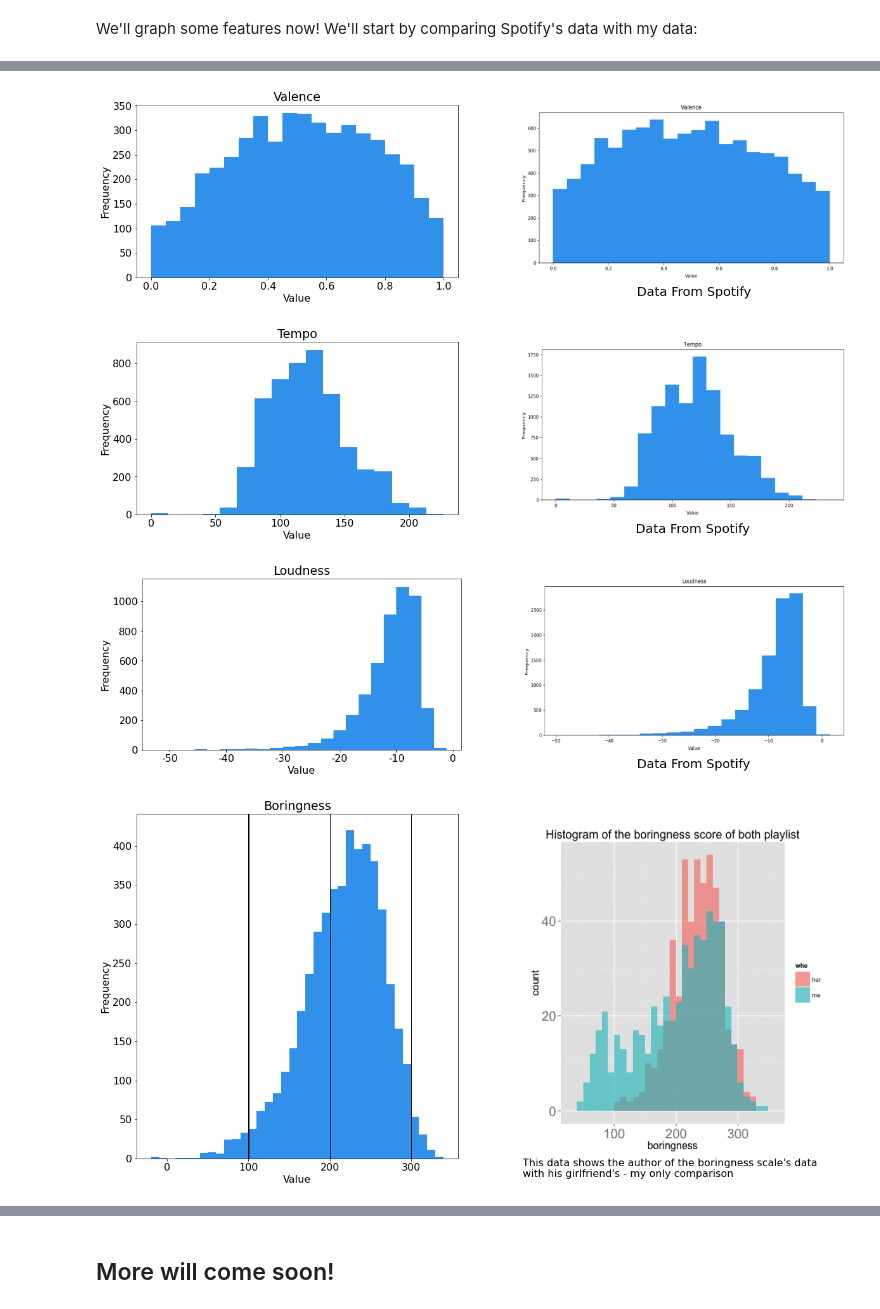
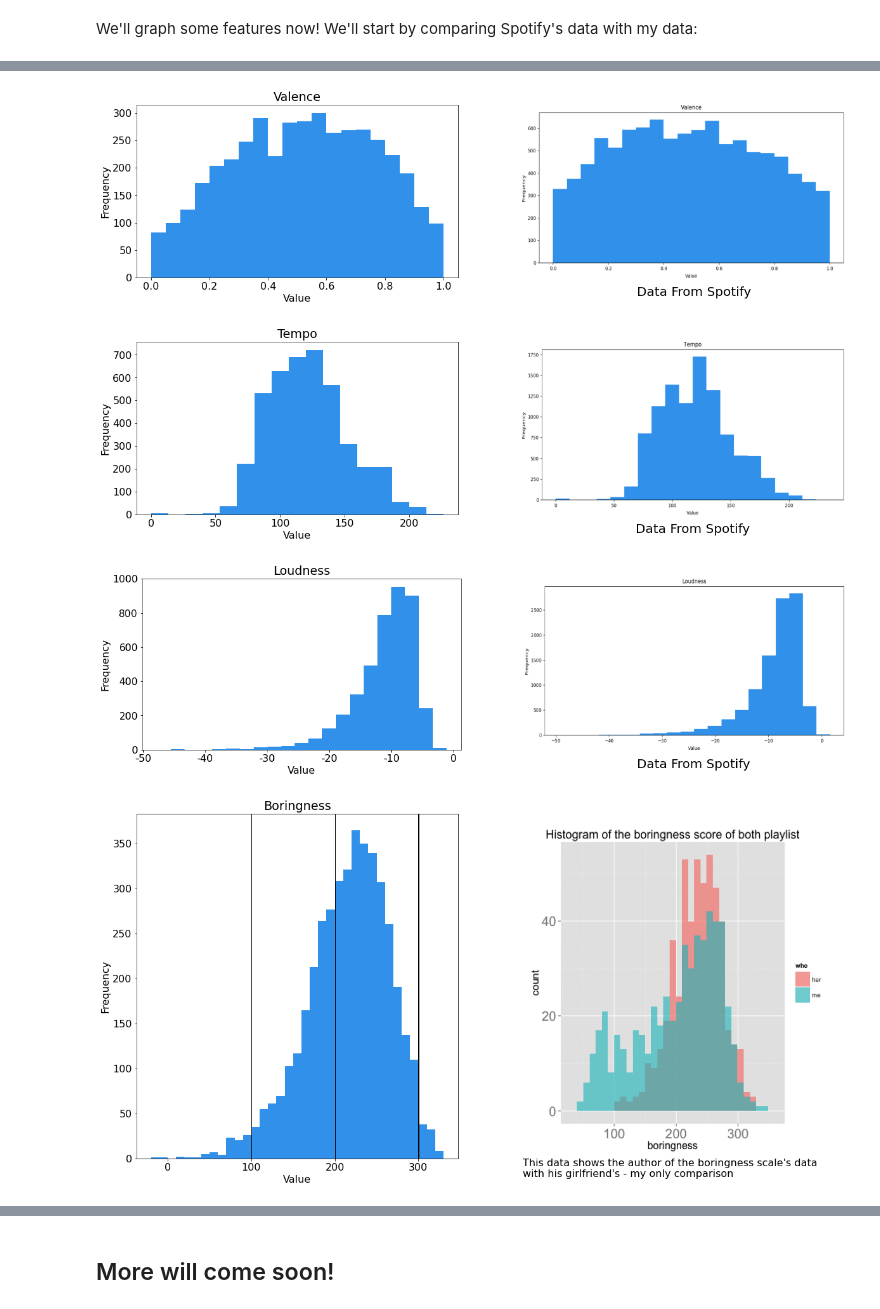
Before and after one commit to justinro-underscore/SpotifyDataAnalysis, a Jupyter notebook: SpotifyDataAnalysis.ipynb, the cells around one changed output, grey strips where cells are left out. Saved outputs shown, nothing was run; the diff lists cells and outputs as text; code cells hidden in the pictures.

```diff
--- a/SpotifyDataAnalysis.ipynb
+++ b/SpotifyDataAnalysis.ipynb
@@ -155,8 +181,8 @@ ms_to_minutes = 1000 * 60
 ms_to_hours = ms_to_minutes * 60
 months = ["January", "February", "March", "April", "May", "June", "July", "August", "September", "October", "November", "December"]
 # %%
-enhanced_tracks_data_df["month"] = enhanced_tracks_data_df["date"].apply(lambda date: int(date[5:7]))
-enhanced_tracks_data_df["day"] = enhanced_tracks_data_df["date"].apply(lambda date: int(date[8:10]))
-month_range = [enhanced_tracks_data_df["month"].min(), enhanced_tracks_data_df["month"].max()]
+complete_streaming_history_df["month"] = complete_streaming_history_df["date"].apply(lambda date: int(date[5:7]))
+complete_streaming_history_df["day"] = complete_streaming_history_df["date"].apply(lambda date: int(date[8:10]))
+month_range = [complete_streaming_history_df["month"].min(), complete_streaming_history_df["month"].max()]
 month_range
 # %% [output]
@@ -193,7 +219,7 @@ def show_minutes_spent_listening_to_music_by_month(data):
     plt.margins(0.025, 0.1)
 
 ms_to_minutes = 1000 * 60
-data = enhanced_tracks_data_df[["month", "ms_played"]].groupby(["month"]).sum().apply(lambda x: x / ms_to_hours).reset_index()
+data = complete_streaming_history_df[["month", "ms_played"]].groupby(["month"]).sum().apply(lambda x: x / ms_to_hours).reset_index()
 total_hours_listened = data["ms_played"].sum()
 data["percentage"] = data.apply(lambda row: "{:.3f}".format(row["ms_played"] / total_hours_listened), axis=1)
 data = data.reset_index(drop=True).to_numpy()
@@ -205,5 +231,8 @@ plt.show()
 # %%
-# enhanced_tracks_data, but only keep songs that have been listened to for at least half their runtime
-trimmed_tracks_data_df = enhanced_tracks_data_df[enhanced_tracks_data_df["ms_played"] > (enhanced_tracks_data_df["duration_ms"] / 2)]
+# complete_streaming_history, but only keep songs and songs that have been listened to for at least half their runtime
+trimmed_tracks_data_df = complete_streaming_history_df[complete_streaming_history_df["type"] == "track"]
+trimmed_tracks_data_df = trimmed_tracks_data_df.merge(full_track_data_df[["id", "duration_ms"]], on="id")
+trimmed_tracks_data_df = trimmed_tracks_data_df[trimmed_tracks_data_df["ms_played"] > (trimmed_tracks_data_df["duration_ms"] / 2)]
+trimmed_tracks_data_df = trimmed_tracks_data_df.sort_values(by=["date", "time"]).reset_index(drop=True)
 trimmed_tracks_data_df.head()
 # %% [output]
@@ -215,0 +247,5 @@ trimmed_tracks_data_df.head()
+# %%
+trimmed_tracks_count = trimmed_tracks_data_df[["id", "date"]].groupby("id").size().reset_index(name="count")
+trimmed_tracks_data_df = trimmed_tracks_data_df.merge(trimmed_tracks_count, on="id")
+trimmed_tracks_data_df = trimmed_tracks_data_df.sort_values(by=["date", "time"]).reset_index(drop=True)
+trimmed_tracks_data_df.head()
@@ -261,7 +304,7 @@ def graph_features(feature):
             return row[feature] // 10
         return math.floor(row[feature] * 20)
 
-    data = enhanced_tracks_data_df[["id", "total_times_played"]].drop_duplicates()
+    data = trimmed_tracks_data_df[["id", "count"]].drop_duplicates()
     data = data.merge(track_feature_data_df[["id", feature]], on="id").drop(columns=["id"])
     data["bucket"] = data.apply(get_bucket, axis=1)
     data = data.drop(columns=[feature]).groupby("bucket").count()
@@ -282,7 +325,7 @@ for feature in graphable_features:
-[figure, old version]
+[figure, new version]
-[figure, old version]
+[figure, new version]
-[figure, old version]
+[figure, new version]
-[figure, old version]
+[figure, new version]
 # %%
 def graph_features_by_month(feature, color):
     def show_feature_by_month(data):
```
Also changed, not shown: parts of 28 cells of this notebook.
